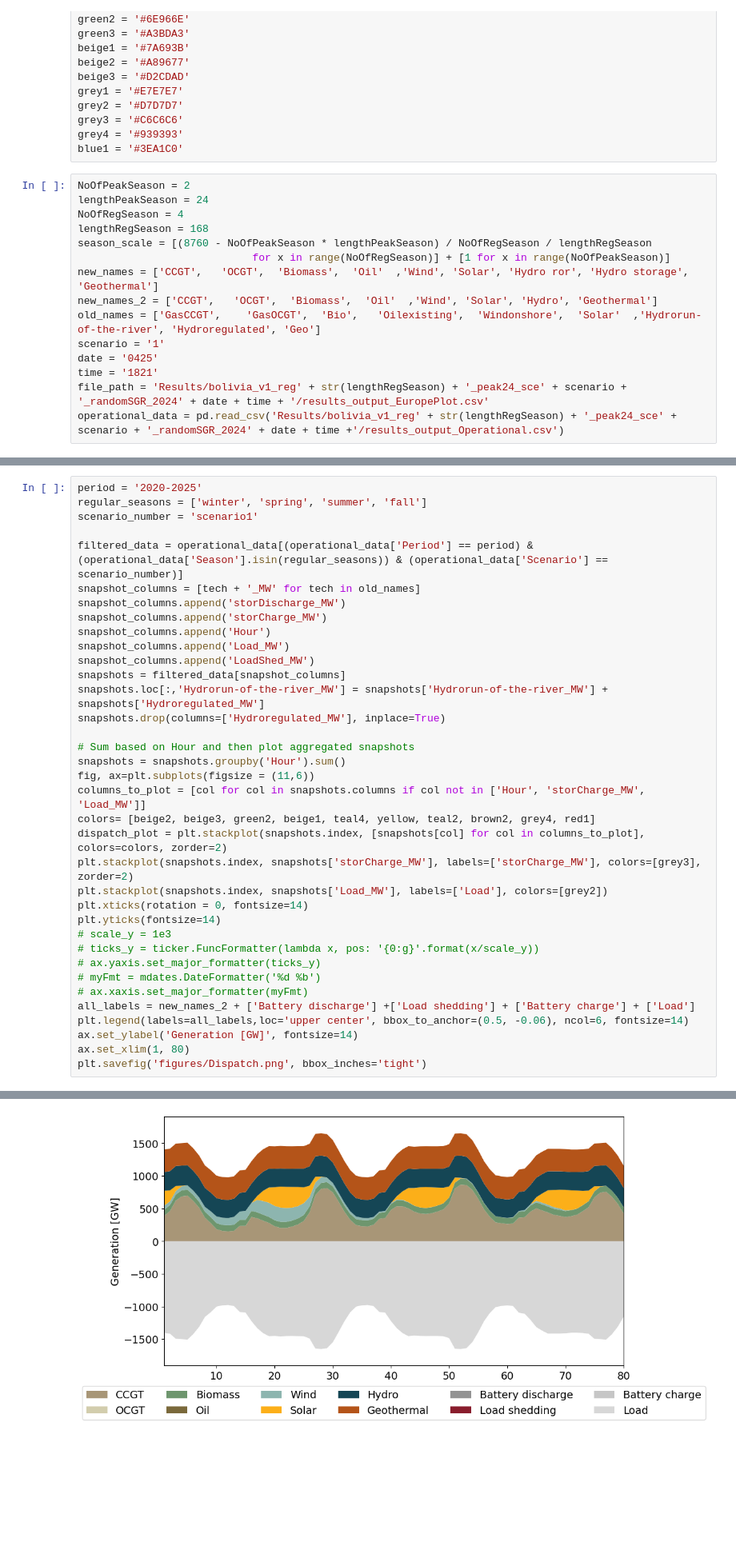
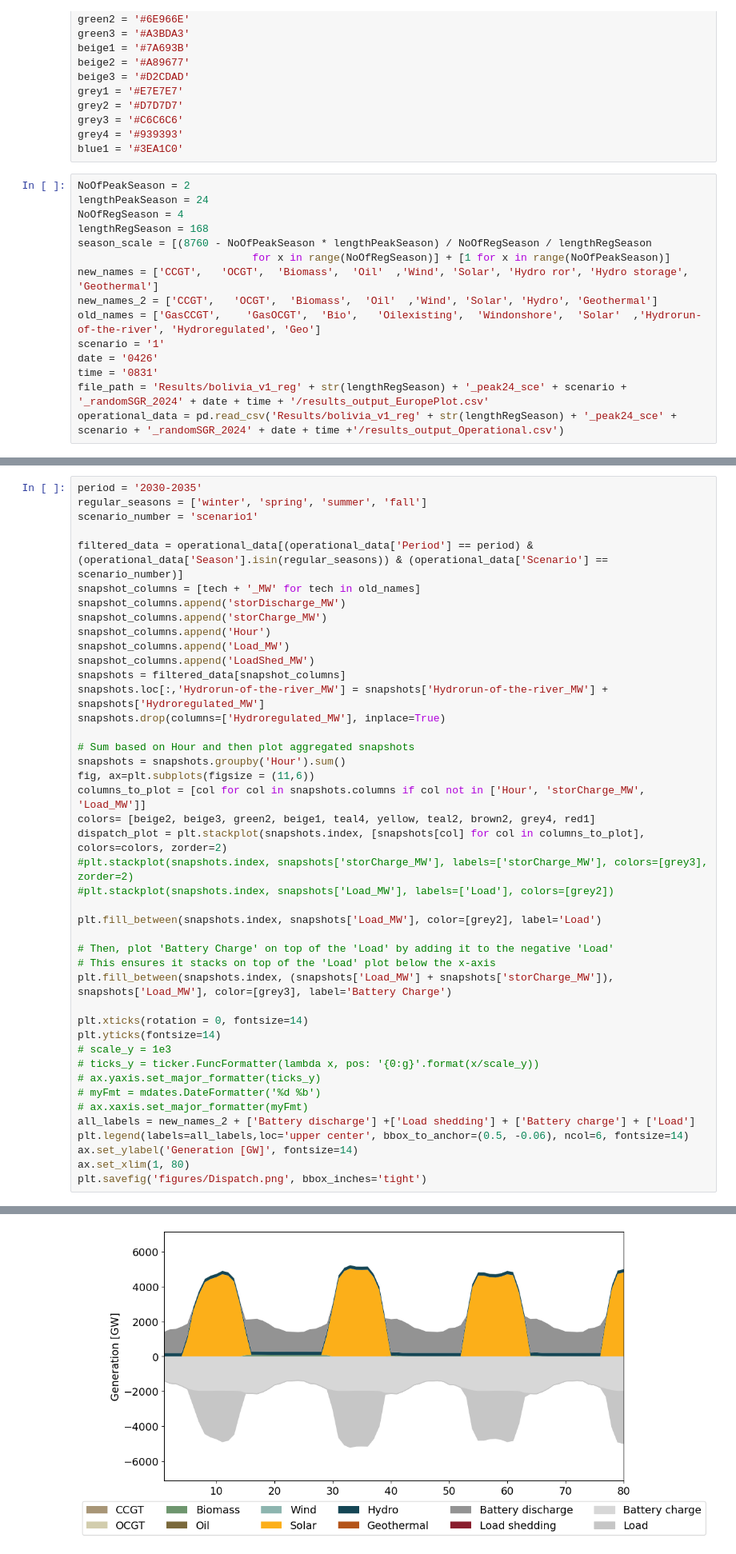
Before and after one commit to maribjorn/EMPIRE-BO, a Jupyter notebook: plot.ipynb, the cells around one changed output, grey strips where cells are left out. Shown: that part at 80% size. Cells and saved outputs as stored; diff of their text form; blank space fills up the shorter version.

Commit message:
plotting the generation

```diff
--- a/plot.ipynb
+++ b/plot.ipynb
@@ -42,8 +42,8 @@ new_names = ['CCGT',   'OCGT',  'Biomass',  'Oil'  ,'Wind', 'Solar', 'Hydro ror'
 new_names_2 = ['CCGT',   'OCGT',  'Biomass',  'Oil'  ,'Wind', 'Solar', 'Hydro', 'Geothermal']
 old_names = ['GasCCGT',    'GasOCGT',  'Bio',   'Oilexisting',  'Windonshore',  'Solar'  ,'Hydrorun-of-the-river', 'Hydroregulated', 'Geo']
 scenario = '1'
-date = '0425'
-time = '1821'
+date = '0426'
+time = '0831'
 file_path = 'Results/bolivia_v1_reg' + str(lengthRegSeason) + '_peak24_sce' + scenario + '_randomSGR_2024' + date + time + '/results_output_EuropePlot.csv'
 operational_data = pd.read_csv('Results/bolivia_v1_reg' + str(lengthRegSeason) + '_peak24_sce' + scenario + '_randomSGR_2024' + date + time +'/results_output_Operational.csv')
 # %%
@@ -180,7 +180,7 @@ BO08         0.000000
 BO09         0.000000
 Name: Hydrorun-of-the-river_MW, dtype: float64
 # %%
-period = '2020-2025'
+period = '2030-2035'
 regular_seasons = ['winter', 'spring', 'summer', 'fall']
 scenario_number = 'scenario1'
 
@@ -191,33 +191,40 @@ snapshot_columns.append('storCharge_MW')
 snapshot_columns.append('Hour')
 snapshot_columns.append('Load_MW')
 snapshot_columns.append('LoadShed_MW')
 snapshots = filtered_data[snapshot_columns]
 snapshots.loc[:,'Hydrorun-of-the-river_MW'] = snapshots['Hydrorun-of-the-river_MW'] + snapshots['Hydroregulated_MW']
 snapshots.drop(columns=['Hydroregulated_MW'], inplace=True)
 
 # Sum based on Hour and then plot aggregated snapshots
 snapshots = snapshots.groupby('Hour').sum()
 fig, ax=plt.subplots(figsize = (11,6))
 columns_to_plot = [col for col in snapshots.columns if col not in ['Hour', 'storCharge_MW', 'Load_MW']]
 colors= [beige2, beige3, green2, beige1, teal4, yellow, teal2, brown2, grey4, red1]
 dispatch_plot = plt.stackplot(snapshots.index, [snapshots[col] for col in columns_to_plot], colors=colors, zorder=2)
-plt.stackplot(snapshots.index, snapshots['storCharge_MW'], labels=['storCharge_MW'], colors=[grey3], zorder=2)
-plt.stackplot(snapshots.index, snapshots['Load_MW'], labels=['Load'], colors=[grey2])
+#plt.stackplot(snapshots.index, snapshots['storCharge_MW'], labels=['storCharge_MW'], colors=[grey3], zorder=2)
+#plt.stackplot(snapshots.index, snapshots['Load_MW'], labels=['Load'], colors=[grey2])
+
+plt.fill_between(snapshots.index, snapshots['Load_MW'], color=[grey2], label='Load')
+
+# Then, plot 'Battery Charge' on top of the 'Load' by adding it to the negative 'Load'
+# This ensures it stacks on top of the 'Load' plot below the x-axis
+plt.fill_between(snapshots.index, (snapshots['Load_MW'] + snapshots['storCharge_MW']), snapshots['Load_MW'], color=[grey3], label='Battery Charge')
+
 plt.xticks(rotation = 0, fontsize=14)
 plt.yticks(fontsize=14)
 # scale_y = 1e3
 # ticks_y = ticker.FuncFormatter(lambda x, pos: '{0:g}'.format(x/scale_y))
 # ax.yaxis.set_major_formatter(ticks_y)
 # myFmt = mdates.DateFormatter('%d %b')
 # ax.xaxis.set_major_formatter(myFmt)
 all_labels = new_names_2 + ['Battery discharge'] +['Load shedding'] + ['Battery charge'] + ['Load']
 plt.legend(labels=all_labels,loc='upper center', bbox_to_anchor=(0.5, -0.06), ncol=6, fontsize=14)
 ax.set_ylabel('Generation [GW]', fontsize=14)
 ax.set_xlim(1, 80)
 plt.savefig('figures/Dispatch.png', bbox_inches='tight')
 # %% [output]
 A value is trying to be set on a copy of a slice from a DataFrame
 
 See the caveats in the documentation: https://pandas.pydata.org/pandas-docs/stable/user_guide/indexing.html#returning-a-view-versus-a-copy
   snapshots.drop(columns=['Hydroregulated_MW'], inplace=True)
-[figure, old version]
+[figure, new version]
```
Also changed, not shown: parts of 4 cells of this notebook, 5 other files.
